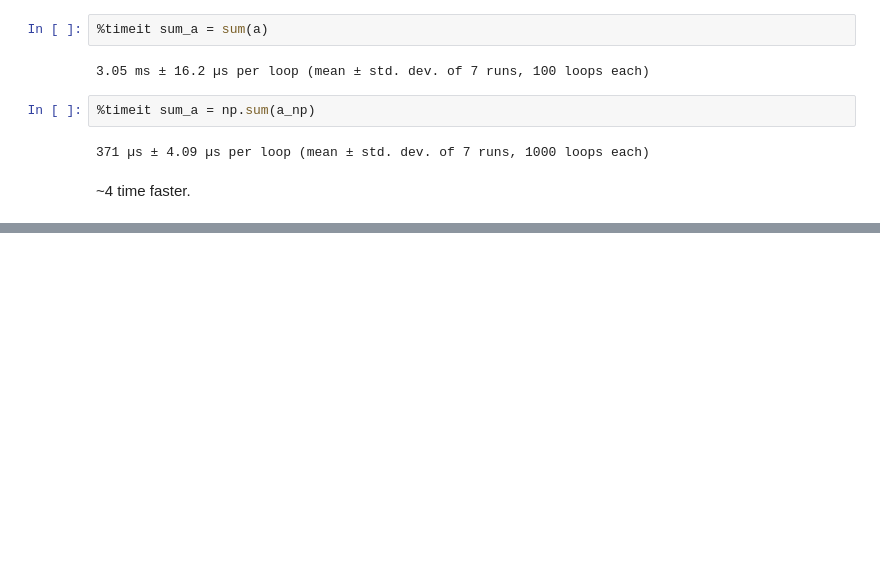
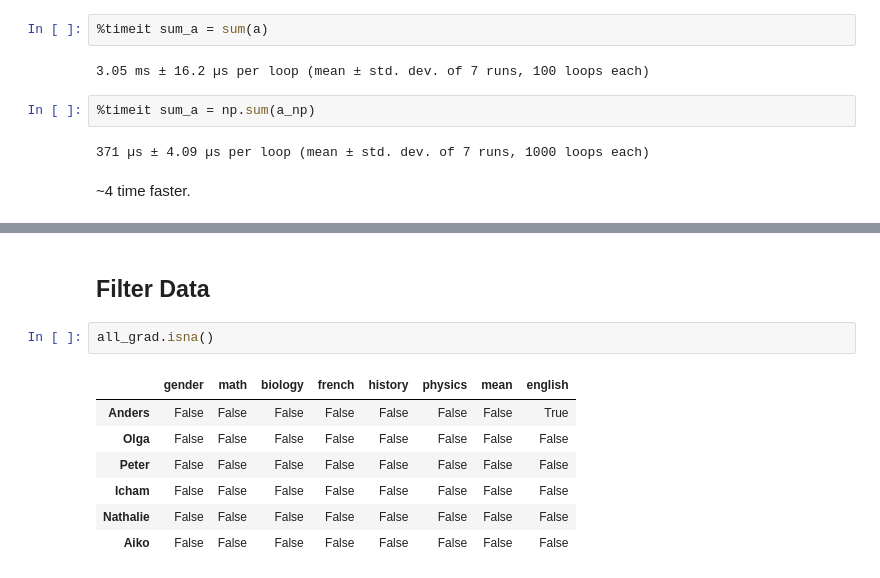
Before and after one commit to samuelmurail/jupyter_training_course, a Jupyter notebook: notebook/03_Interactive_data_analysis.ipynb, the cells around one changed output, grey strips where cells are left out. Cells and saved outputs as stored; diff of their text form; blank space fills up the shorter version.

```diff
--- a/notebook/03_Interactive_data_analysis.ipynb
+++ b/notebook/03_Interactive_data_analysis.ipynb
@@ -141,0 +304,12 @@ array([[-0.68139835,  0.11932005,  1.10275277],
+# %% [markdown]
+## Filter Data
+# %%
+all_grad.isna()
+# %% [output]
+|  | gender | math | biology | french | history | physics | mean | english |
+| Anders | False | False | False | False | False | False | False | True |
+| Olga | False | False | False | False | False | False | False | False |
+| Peter | False | False | False | False | False | False | False | False |
+| Icham | False | False | False | False | False | False | False | False |
+| Nathalie | False | False | False | False | False | False | False | False |
+| Aiko | False | False | False | False | False | False | False | False |
```
Also changed, not shown: parts of 64 cells of this notebook.
